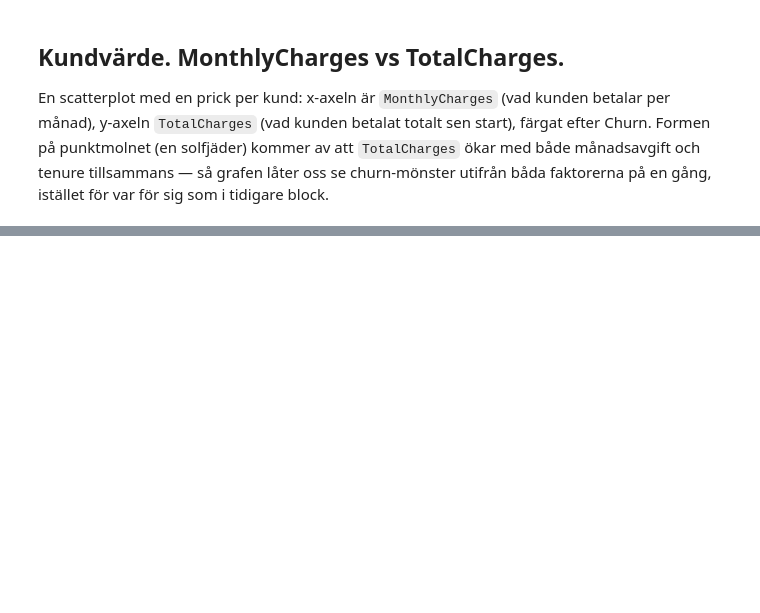
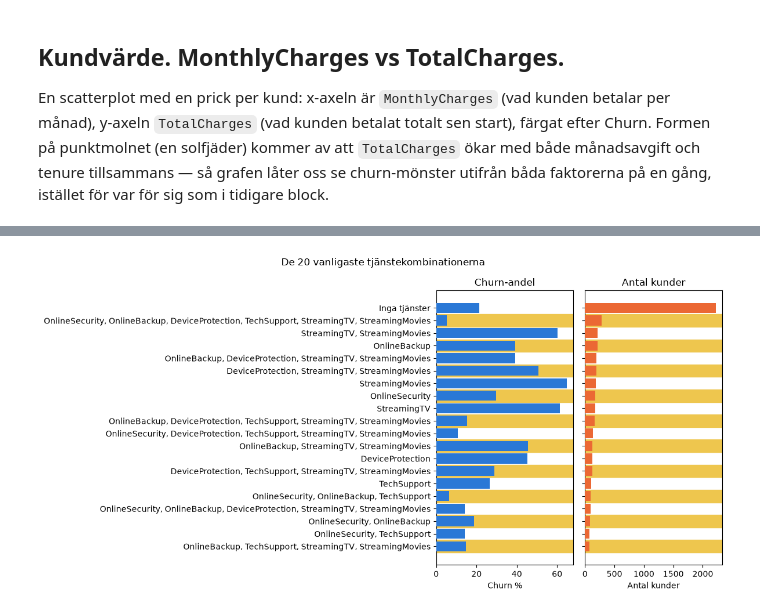
Before and after one commit to pyr0xd/Project_telco_churn, a Jupyter notebook: eda-kundlivscykel.ipynb, the cells around one changed output, grey strips where cells are left out. Cells and saved outputs as stored; diff of their text form; code cells hidden in the pictures; blank space fills up the shorter version.

```diff
--- a/eda-kundlivscykel.ipynb
+++ b/eda-kundlivscykel.ipynb
@@ -138,0 +174,21 @@ plt.show()
+# %%
+fig, (ax1, ax2) = plt.subplots(1, 2, figsize=(12, len(top20_by_count) * 0.3), sharey=True)
+
+for ax in (ax1, ax2):
+    for i in range(len(top20_by_count)):
+        if i % 2 == 0:
+            ax.axhspan(i - 0.5, i + 0.5, color="#eec64e", zorder=0)
+
+ax1.barh(top20_by_count.index, top20_by_count["churn_pct"], color="#2a78d6", zorder=3)
+ax1.set_xlabel("Churn %")
+ax1.set_title("Churn-andel")
+
+ax2.barh(top20_by_count.index, top20_by_count["n"], color="#eb6834", zorder=3)
+ax2.set_xlabel("Antal kunder")
+ax2.set_title("Antal kunder")
+
+plt.suptitle("De 20 vanligaste tjänstekombinationerna")
+plt.tight_layout()
+plt.show()
+# %% [output]
+[figure, added]
```
Also changed, not shown: parts of 7 cells of this notebook.
